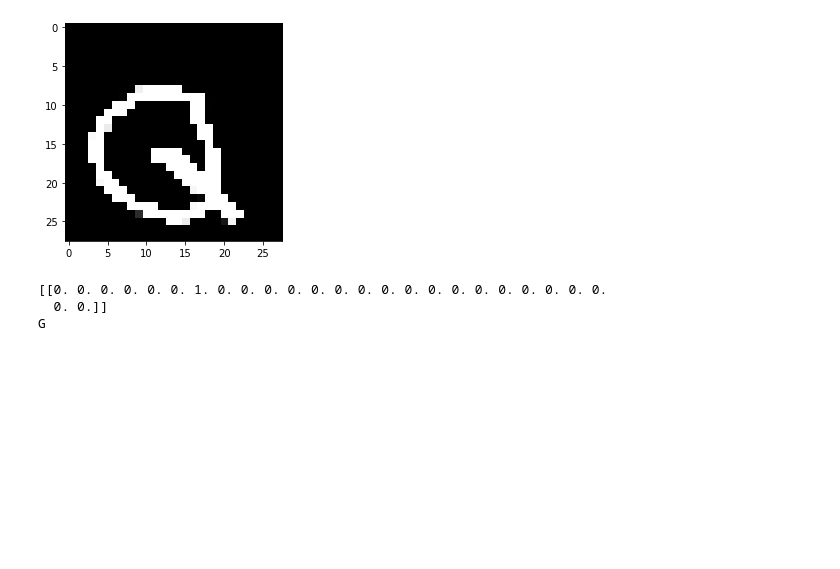
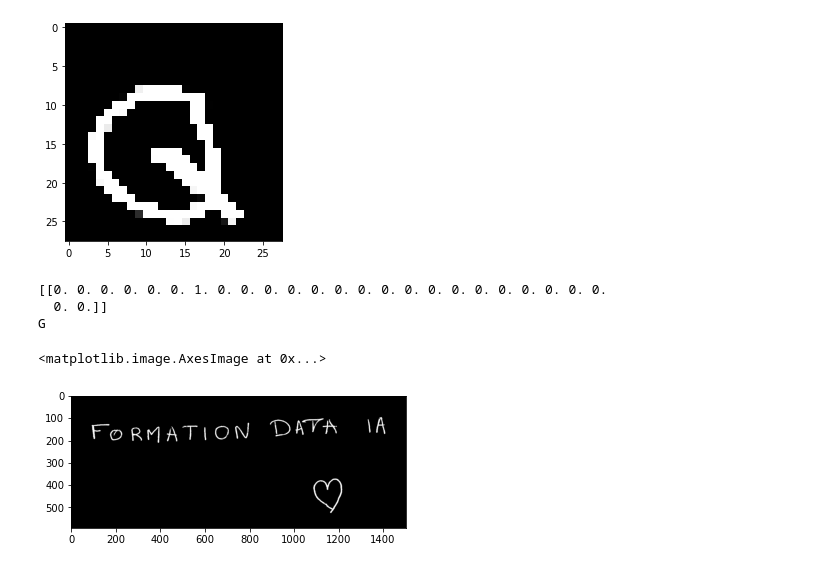
Before and after one commit to Twizzle1997/nuage-compta, a Jupyter notebook: audrey_main.ipynb, the cells around one changed output. Cells and saved outputs as stored; diff of their text form; code cells hidden in the pictures; blank space fills up the shorter version.

```diff
--- a/audrey_main.ipynb
+++ b/audrey_main.ipynb
@@ -182,37 +182,40 @@ G
 # %%
 Methods.negatif("data/imagedentrainement.jpeg", "data/imagedentrainement_sortie.jpeg")
 
 #Create MSER object
 mser = cv2.MSER_create()
 
 #Your image path i-e receipt path
 img = cv2.imread('data/imagedentrainement_sortie.jpeg')
 
 #Convert to gray scale
 gray = cv2.cvtColor(img, cv2.COLOR_BGR2GRAY)
 
 vis = img.copy()
 
 #detect regions in gray scale image
-# regions, _ = mser.detectRegions(gray)
+regions, _ = mser.detectRegions(gray)
 
-# hulls = [cv2.convexHull(p.reshape(-1, 1, 2)) for p in regions]
+hulls = [cv2.convexHull(p.reshape(-1, 1, 2)) for p in regions]
 
-# cv2.polylines(vis, hulls, 1, (255, 255, 255))
+cv2.polylines(vis, hulls, 1, (255, 255, 255))
 
-# plt.imshow(vis)
+plt.imshow(vis)
 
 # cv2.waitKey(0)
 
-# mask = np.zeros((img.shape[0], img.shape[1], 1), dtype=np.uint8)
+mask = np.zeros((img.shape[0], img.shape[1], 1), dtype=np.uint8)
 
-# for contour in hulls:
+for contour in hulls:
 
-#        cv2.drawContours(mask, [contour], -1, (255, 255, 255), -1)
+       cv2.drawContours(mask, [contour], -1, (255, 255, 255), -1)
 
-# #this is used to find only text regions, remaining are ignored
-# img_filter = cv2.bitwise_and(img, img, mask=mask)
+#this is used to find only text regions, remaining are ignored
+img_filter = cv2.bitwise_and(img, img, mask=mask)
 
-# plt.imshow(img_filter)
+plt.imshow(img_filter)
 
 # cv2.waitKey(0)
+# %% [output]
+<matplotlib.image.AxesImage at 0x...>
+[figure, added]
```
